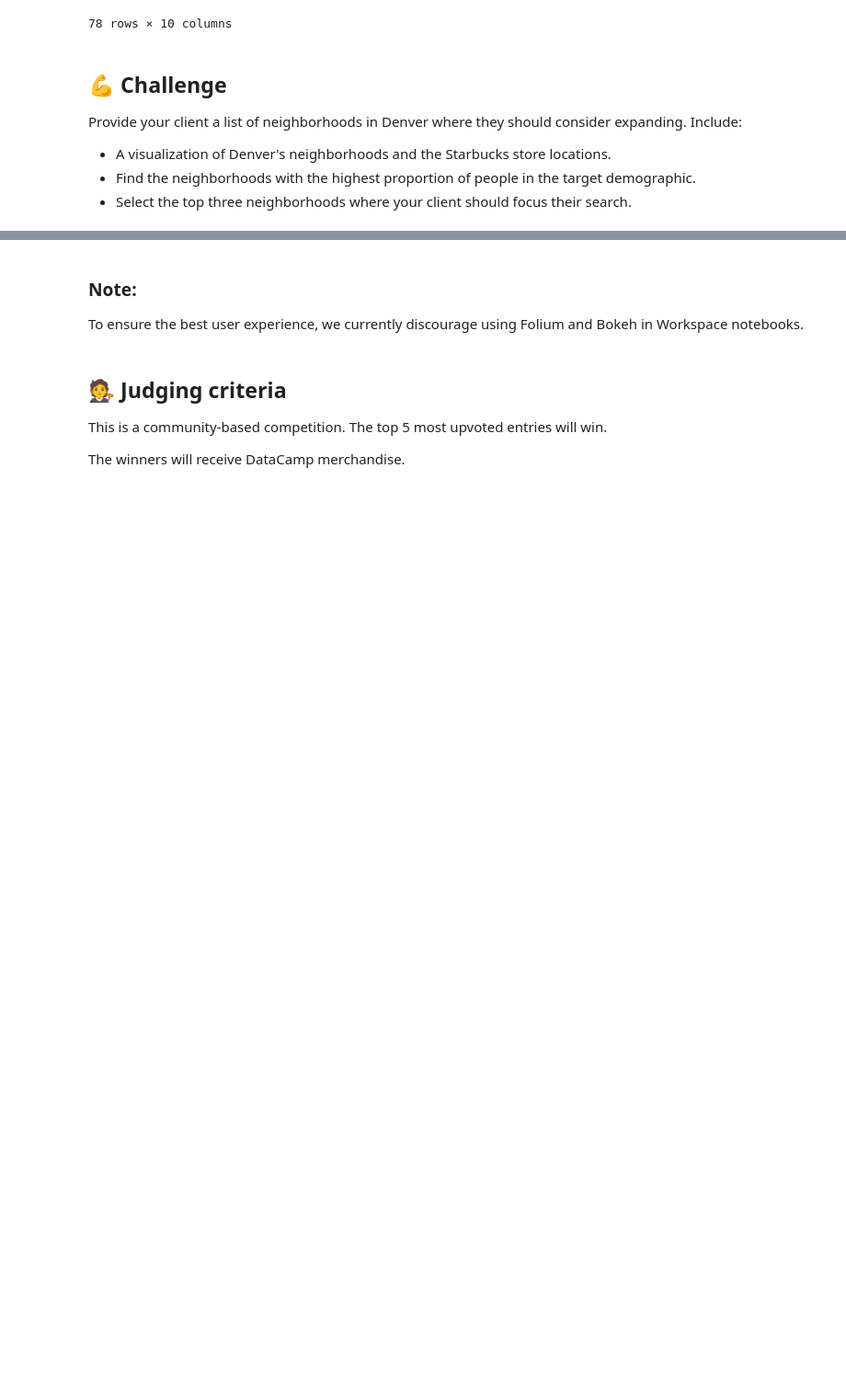
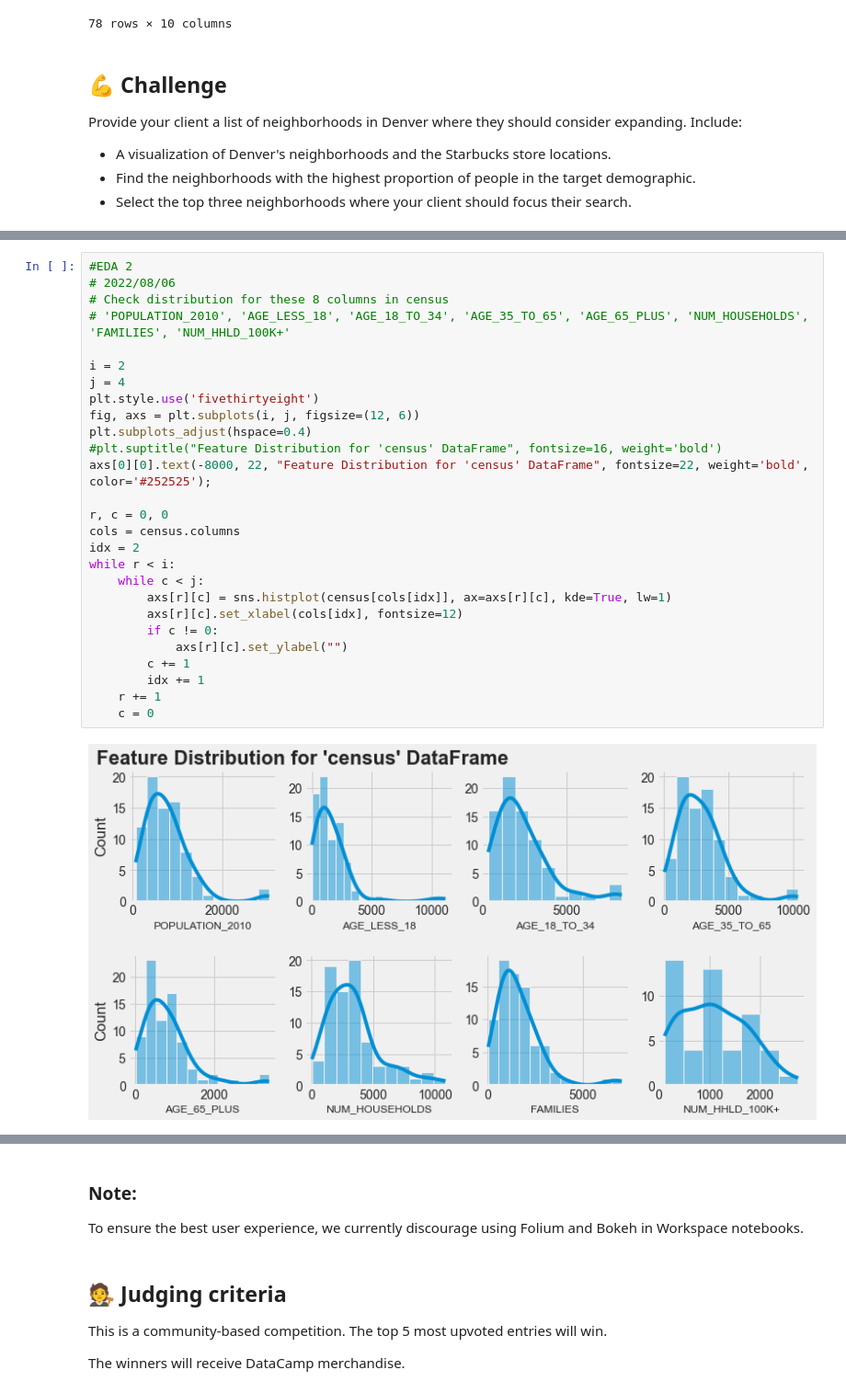
Before and after one commit to MihoRosenberg/Starbucks, a Jupyter notebook: notebook (2).ipynb, the cells around one changed output, grey strips where cells are left out. Shown at 92% size. Drawn from its saved outputs; the diff is of its cells as text; blank space fills up the shorter version.

Commit message:
[UPDATE]
# EDA 1, 2, #Visualization 1, 2, 3, 4

```diff
--- a/notebook (2).ipynb
+++ b/notebook (2).ipynb
@@ -100,0 +147,29 @@ Provide your client a list of neighborhoods in Denver where they should consider
+# %%
+#EDA 2
+# 2022/08/06
+# Check distribution for these 8 columns in census
+# 'POPULATION_2010', 'AGE_LESS_18', 'AGE_18_TO_34', 'AGE_35_TO_65', 'AGE_65_PLUS', 'NUM_HOUSEHOLDS', 'FAMILIES', 'NUM_HHLD_100K+'
+
+i = 2
+j = 4
+plt.style.use('fivethirtyeight')
+fig, axs = plt.subplots(i, j, figsize=(12, 6))
+plt.subplots_adjust(hspace=0.4)
+#plt.suptitle("Feature Distribution for 'census' DataFrame", fontsize=16, weight='bold')
+axs[0][0].text(-8000, 22, "Feature Distribution for 'census' DataFrame", fontsize=22, weight='bold', color='#252525');
+
+r, c = 0, 0
+cols = census.columns
+idx = 2
+while r < i:
+    while c < j:
+        axs[r][c] = sns.histplot(census[cols[idx]], ax=axs[r][c], kde=True, lw=1)
+        axs[r][c].set_xlabel(cols[idx], fontsize=12)
+        if c != 0:
+            axs[r][c].set_ylabel("")
+        c += 1
+        idx += 1
+    r += 1
+    c = 0
+# %% [output]
+[figure, added]
```
Also changed, not shown: parts of 13 cells of this notebook.
